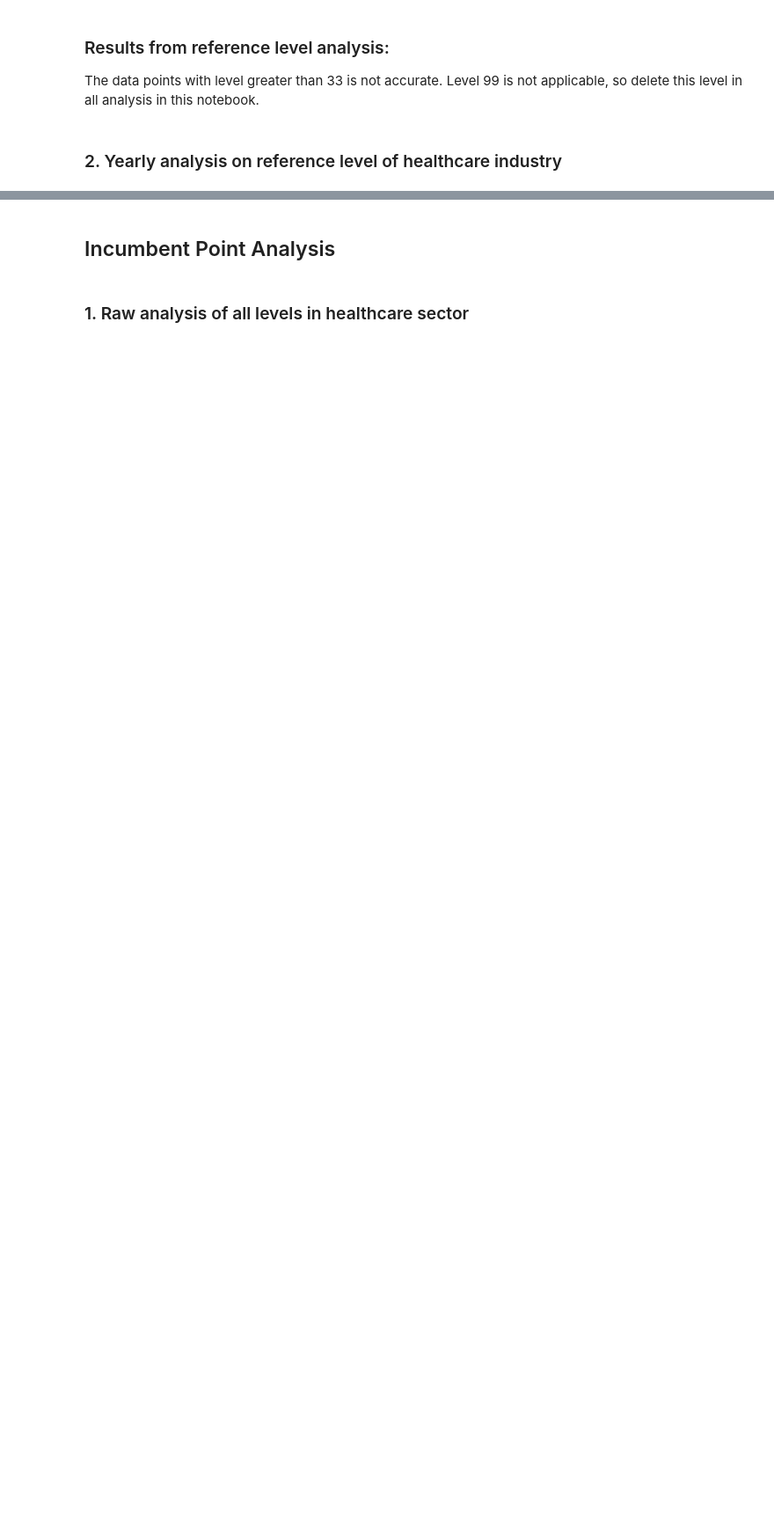
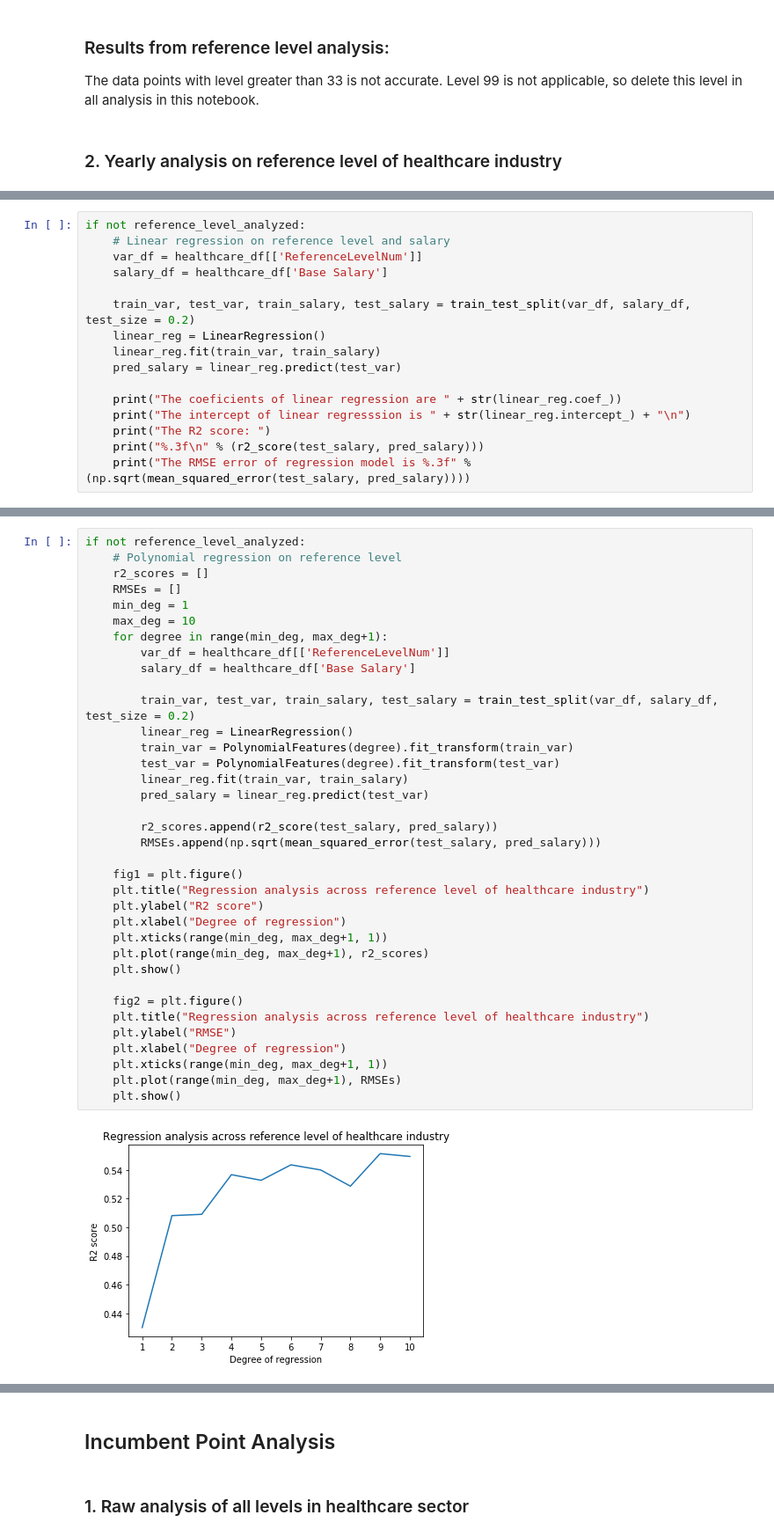
Before and after one commit to rsk2327/PDSG_PayInequality, a Jupyter notebook: healthcare_sector_analysis.ipynb, the cells around one changed output, grey strips where cells are left out. Shown at 88% size. Saved outputs shown, nothing was run; the diff lists cells and outputs as text; blank space fills up the shorter version.

Commit message:
Add files via upload
new version of healthcare sector analysis

```diff
--- a/healthcare_sector_analysis.ipynb
+++ b/healthcare_sector_analysis.ipynb
@@ -498,0 +563,16 @@ From the year 2017, the mean & median values of level 10-25 falls greatly, which
+# %%
+if not reference_level_analyzed:
+    # Linear regression on reference level and salary
+    var_df = healthcare_df[['ReferenceLevelNum']]
+    salary_df = healthcare_df['Base Salary']
+
+    train_var, test_var, train_salary, test_salary = train_test_split(var_df, salary_df, test_size = 0.2)
+    linear_reg = LinearRegression()
+    linear_reg.fit(train_var, train_salary)
+    pred_salary = linear_reg.predict(test_var)
+
+    print("The coeficients of linear regression are " + str(linear_reg.coef_))
+    print("The intercept of linear regresssion is " + str(linear_reg.intercept_) + "\n")
+    print("The R2 score: ")
+    print("%.3f\n" % (r2_score(test_salary, pred_salary)))
+    print("The RMSE error of regression model is %.3f" % (np.sqrt(mean_squared_error(test_salary, pred_salary))))
@@ -498,0 +587,38 @@ From the year 2017, the mean & median values of level 10-25 falls greatly, which
+# %%
+if not reference_level_analyzed:
+    # Polynomial regression on reference level
+    r2_scores = []
+    RMSEs = []
+    min_deg = 1
+    max_deg = 10
+    for degree in range(min_deg, max_deg+1):
+        var_df = healthcare_df[['ReferenceLevelNum']]
+        salary_df = healthcare_df['Base Salary']
+
+        train_var, test_var, train_salary, test_salary = train_test_split(var_df, salary_df, test_size = 0.2)
+        linear_reg = LinearRegression()
+        train_var = PolynomialFeatures(degree).fit_transform(train_var)
+        test_var = PolynomialFeatures(degree).fit_transform(test_var)
+        linear_reg.fit(train_var, train_salary)
+        pred_salary = linear_reg.predict(test_var)
+
+        r2_scores.append(r2_score(test_salary, pred_salary))
+        RMSEs.append(np.sqrt(mean_squared_error(test_salary, pred_salary)))
+
+    fig1 = plt.figure()
+    plt.title("Regression analysis across reference level of healthcare industry")
+    plt.ylabel("R2 score")
+    plt.xlabel("Degree of regression")
+    plt.xticks(range(min_deg, max_deg+1, 1))
+    plt.plot(range(min_deg, max_deg+1), r2_scores)
+    plt.show()
+
+    fig2 = plt.figure()
+    plt.title("Regression analysis across reference level of healthcare industry")
+    plt.ylabel("RMSE")
+    plt.xlabel("Degree of regression")
+    plt.xticks(range(min_deg, max_deg+1, 1))
+    plt.plot(range(min_deg, max_deg+1), RMSEs)
+    plt.show()
+# %% [output]
+[figure, added]
```
Also changed, not shown: parts of 32 cells of this notebook.
